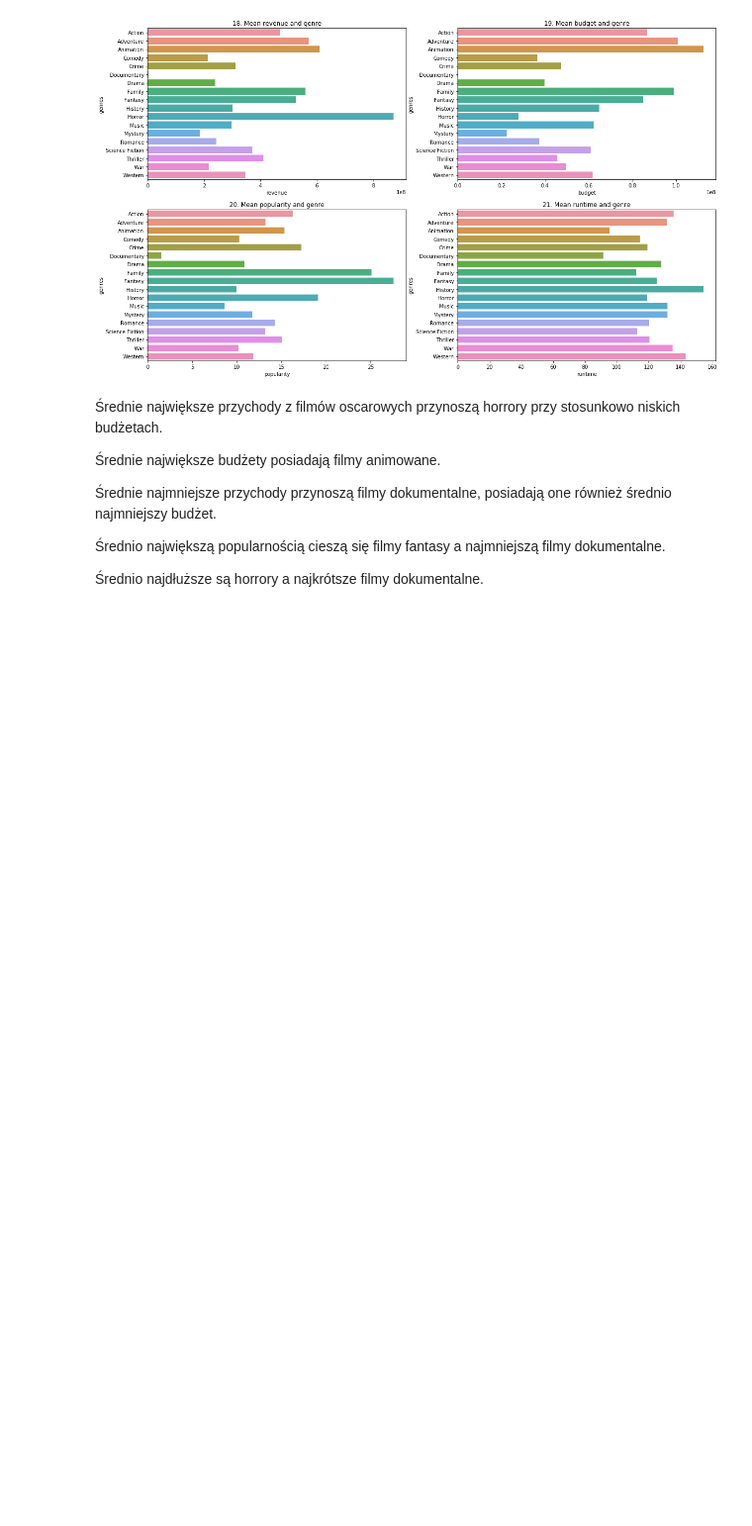
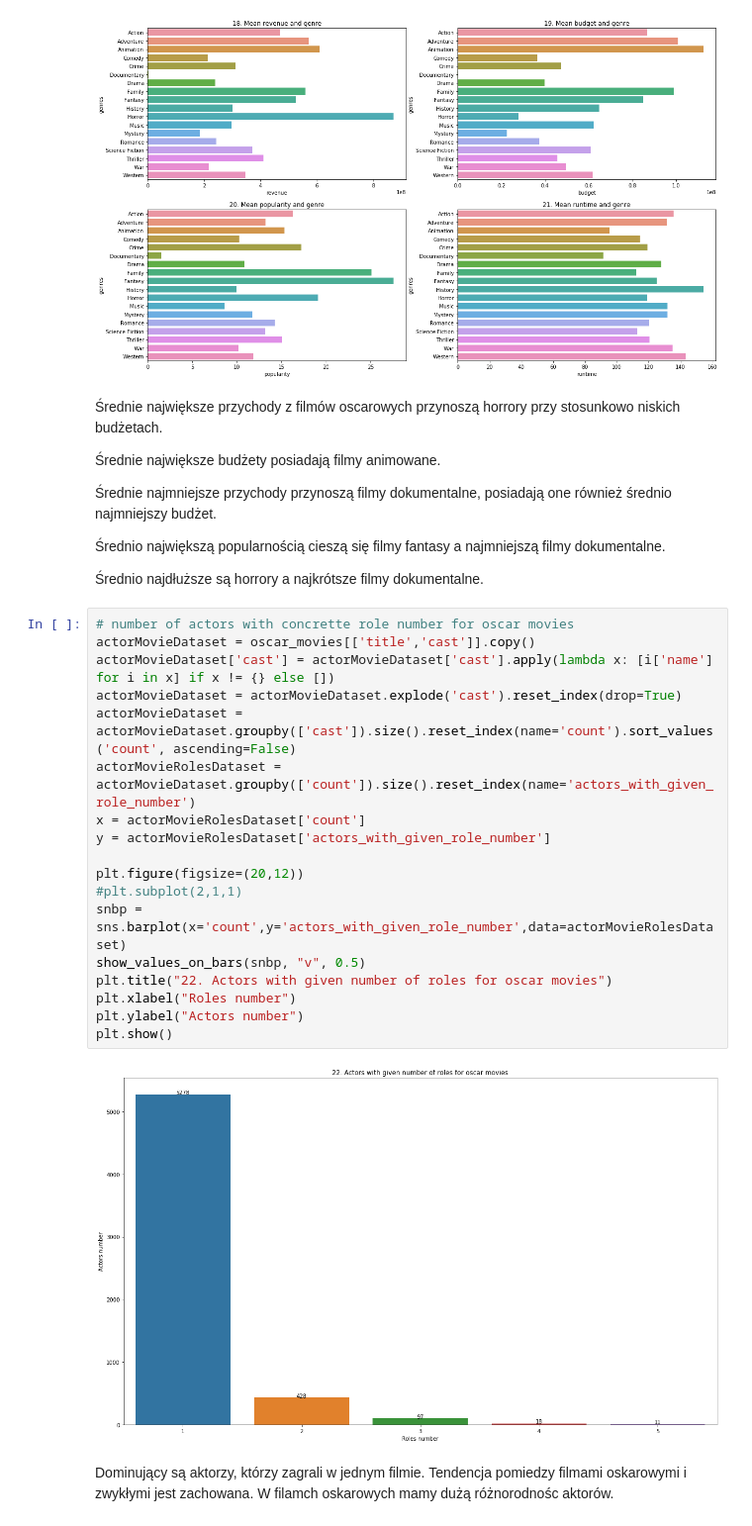
Before and after one commit to kamildoleglo/data-mining-box-office, a Jupyter notebook: TracPlots.ipynb, the cells around one changed output. Shown at 99% size. Cells and saved outputs as stored; diff of their text form; blank space fills up the shorter version.

```diff
--- a/TracPlots.ipynb
+++ b/TracPlots.ipynb
@@ -479,3 +479,25 @@ plt.show()
 Średnio największą popularnością cieszą się filmy fantasy a najmniejszą filmy dokumentalne.
 
 Średnio najdłuższe są horrory a najkrótsze filmy dokumentalne.
+# %%
+# number of actors with concrette role number for oscar movies
+actorMovieDataset = oscar_movies[['title','cast']].copy()
+actorMovieDataset['cast'] = actorMovieDataset['cast'].apply(lambda x: [i['name'] for i in x] if x != {} else [])
+actorMovieDataset = actorMovieDataset.explode('cast').reset_index(drop=True)
+actorMovieDataset = actorMovieDataset.groupby(['cast']).size().reset_index(name='count').sort_values('count', ascending=False)
+actorMovieRolesDataset = actorMovieDataset.groupby(['count']).size().reset_index(name='actors_with_given_role_number')
+x = actorMovieRolesDataset['count']
+y = actorMovieRolesDataset['actors_with_given_role_number']
+
+plt.figure(figsize=(20,12))
+#plt.subplot(2,1,1)
+snbp = sns.barplot(x='count',y='actors_with_given_role_number',data=actorMovieRolesDataset)
+show_values_on_bars(snbp, "v", 0.5)
+plt.title("22. Actors with given number of roles for oscar movies")
+plt.xlabel("Roles number")
+plt.ylabel("Actors number")
+plt.show()
+# %% [output]
+[figure, added]
+# %% [markdown]
+Dominujący są aktorzy, którzy zagrali w jednym filmie. Tendencja pomiedzy filmami oskarowymi i zwykłymi jest zachowana. W filamch oskarowych mamy dużą różnorodnośc aktorów.
```
Also changed, not shown: parts of 2 cells of this notebook, 1 other file.
